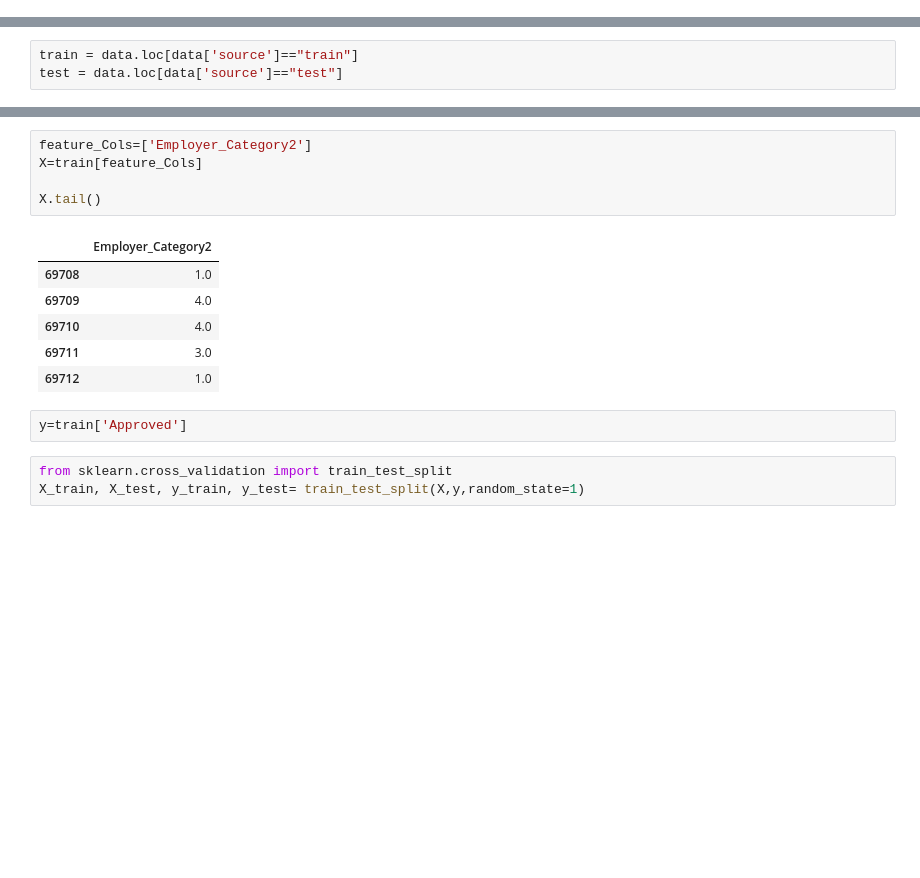
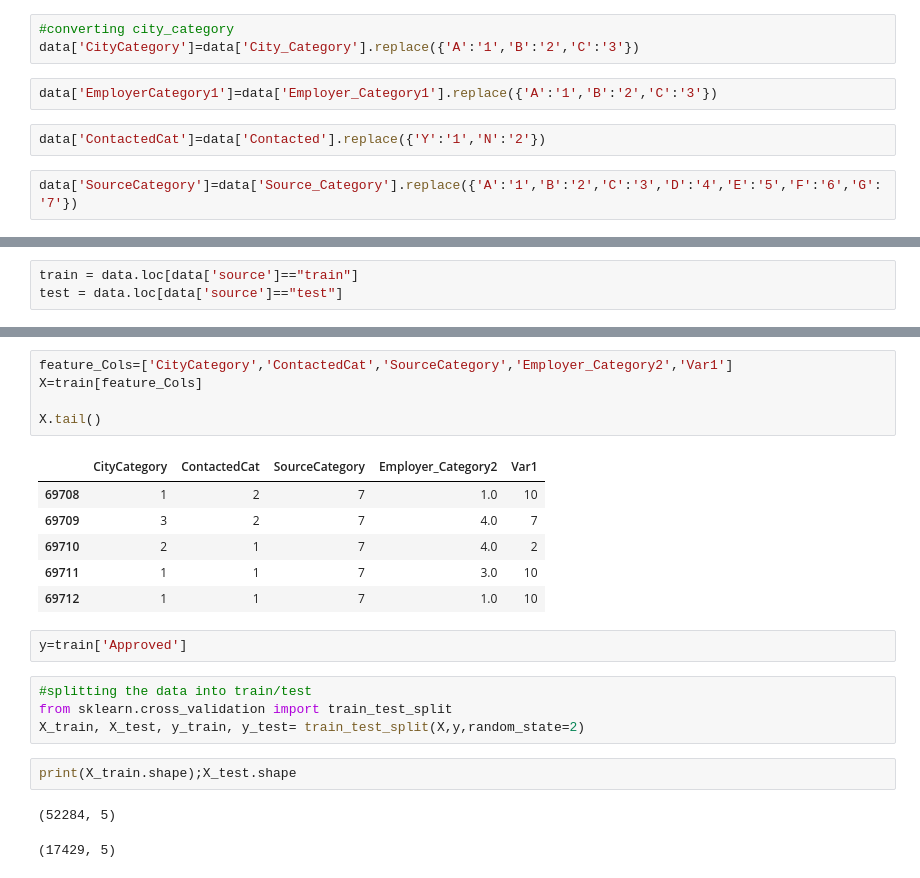
Before and after one commit to rishikarana/DAta1, a Jupyter notebook: leadsegmentation1.ipynb, the cells around one changed output, grey strips where cells are left out. Drawn from its saved outputs; the diff is of its cells as text; blank space fills up the shorter version.

```diff
--- a/leadsegmentation1.ipynb
+++ b/leadsegmentation1.ipynb
@@ -399,0 +305,9 @@ data['Existing_EMI'] = data['Existing_EMI'].fillna(data['Existing_EMI'].median()
+# %%
+#converting city_category
+data['CityCategory']=data['City_Category'].replace({'A':'1','B':'2','C':'3'})
+# %%
+data['EmployerCategory1']=data['Employer_Category1'].replace({'A':'1','B':'2','C':'3'})
+# %%
+data['ContactedCat']=data['Contacted'].replace({'Y':'1','N':'2'})
+# %%
+data['SourceCategory']=data['Source_Category'].replace({'A':'1','B':'2','C':'3','D':'4','E':'5','F':'6','G':'7'})
@@ -434,17 +351,23 @@ train.drop('source',axis=1)
 # %%
-feature_Cols=['Employer_Category2']
+feature_Cols=['CityCategory','ContactedCat','SourceCategory','Employer_Category2','Var1']
 X=train[feature_Cols]
 
 X.tail()
 # %% [output]
-|  | Employer_Category2 |
-| 69708 | 1.0 |
-| 69709 | 4.0 |
-| 69710 | 4.0 |
-| 69711 | 3.0 |
-| 69712 | 1.0 |
+|  | CityCategory | ContactedCat | SourceCategory | Employer_Category2 | Var1 |
+| 69708 | 1 | 2 | 7 | 1.0 | 10 |
+| 69709 | 3 | 2 | 7 | 4.0 | 7 |
+| 69710 | 2 | 1 | 7 | 4.0 | 2 |
+| 69711 | 1 | 1 | 7 | 3.0 | 10 |
+| 69712 | 1 | 1 | 7 | 1.0 | 10 |
 # %%
 y=train['Approved']
 # %%
+#splitting the data into train/test
 from sklearn.cross_validation import train_test_split
-X_train, X_test, y_train, y_test= train_test_split(X,y,random_state=1)
+X_train, X_test, y_train, y_test= train_test_split(X,y,random_state=2)
+# %%
+print(X_train.shape);X_test.shape
+# %% [output]
+(52284, 5)
+(17429, 5)
```
Also changed, not shown: parts of 68 cells of this notebook.
